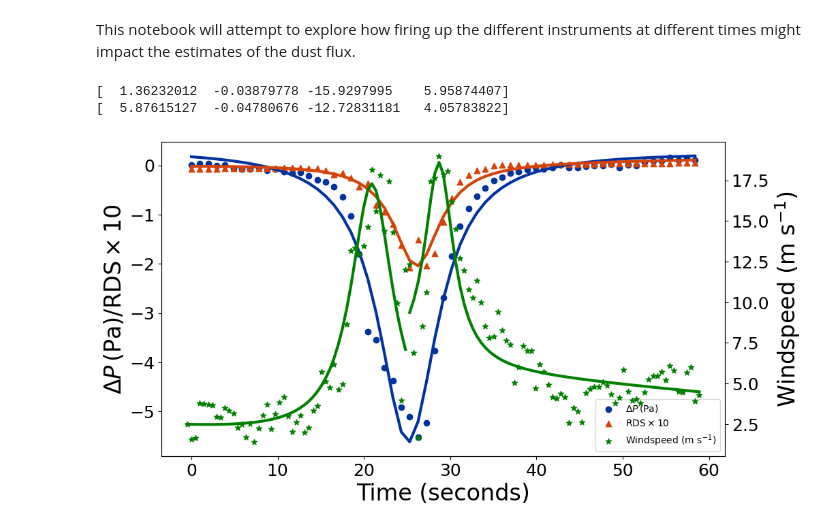
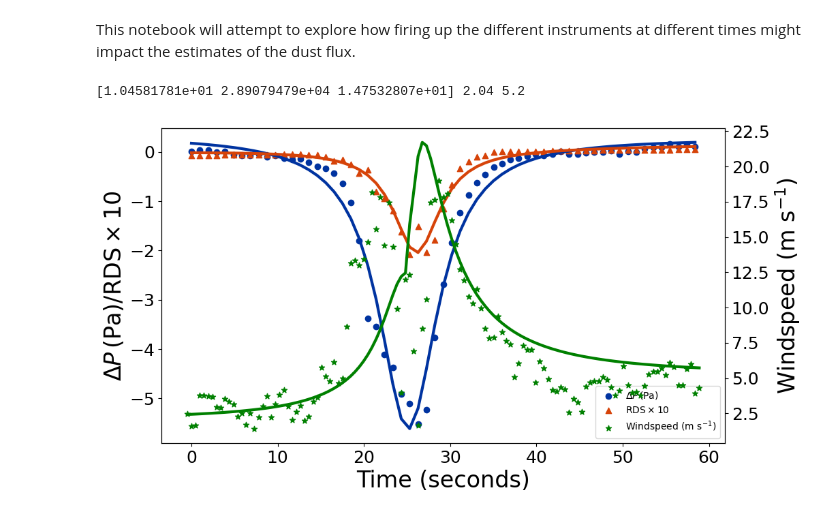
Before and after one commit to BoiseStatePlanetary/Optimizing-Boundary-Layer-Science-Return-for-Planetary-Missions, a Jupyter notebook: code/How Sensor Activation Timing Impacts Dust Flux Estimate.ipynb, the cells around one changed output. Cells and saved outputs as stored; diff of their text form; code cells hidden in the pictures.

```diff
--- a/code/How Sensor Activation Timing Impacts Dust Flux Estimate.ipynb
+++ b/code/How Sensor Activation Timing Impacts Dust Flux Estimate.ipynb
@@ -92,59 +104,66 @@ ax1.tick_params(labelsize=18)
 ax1.legend(loc='lower right')
 ax1.set_xlabel("Time (seconds)", fontsize=24)
 ax1.set_ylabel(r'$\Delta P\,\left( {\rm Pa} \right)/{\rm RDS} \times 10$', fontsize=24)
 ax2.tick_params(labelsize=18, axis='y')
 ax2.set_ylabel(r'Windspeed (${\rm m\ s^{-1}}$)', fontsize=24)
 
 #### Model fits ####
 
 # pressure
 # initial guesses by eye
 pres_popt, pres_pcov = curve_fit(modified_lorentzian, pres_data['time'], pres_data['Delta_P'],
                        sigma=sigma_pres, p0=[0., 0., np.median(pres_data['time']), 5.5, 6.])
 # parameter uncertainties taken to be the sqrt of the diagonal of the cov matrix
 pres_unc = np.sqrt(np.diag(pres_pcov))
 fixed_t0 = pres_popt[2]
 fixed_gamma = pres_popt[4]
 
 ax1.plot(pres_data['time'], modified_lorentzian(pres_data['time'], *pres_popt), lw=3, color=BoiseState_blue)
 
 # RDS
 RDS_popt, RDS_pcov = curve_fit(modified_lorentzian, RDS_data['time'], RDS_data['RDS'],
                        sigma=sigma_RDS, p0=[0., 0., np.median(pres_data['time']), 5.5, 6.])
 ax1.plot(pres_data['time'], modified_lorentzian(RDS_data['time'], *RDS_popt)*10, lw=3, color=BoiseState_orange)
 
+# fit_wind_profile(t, wind, sigma, t0, Gamma, p0, num_gammas=3.)
+
+wind_popt, wind_uncertainties, U1, U2 = fit_wind_profile(wind_data['time'], wind_data['windspeed'],
+                                               sigma_wind, fixed_t0, fixed_gamma, [20., 1., fixed_gamma], num_gammas=3.)
+print(wind_popt, U1, U2)
+ax2.plot(wind_data['time'], wind_profile(wind_data['time'], fixed_t0, wind_popt[0], U1, U2, 3., fixed_gamma/2),
+         color='green', lw=3)
+
 # Estimating the wind profile parameters - we're going to cheat a bit using a Lorenztian for each limb
-before_wind_ind = wind_data['time'] <= fixed_t0
-wind_popt, wind_unc = curve_fit(lambda time, baseline, slope, Delta, Gamma:
-                                modified_lorentzian(time, baseline, slope,
-                                                    wind_data['time'][before_wind_ind][np.argmax(wind_data['windspeed'][before_wind_ind])],
-                                                    Delta, Gamma),
-                                wind_data['time'][before_wind_ind], wind_data['windspeed'][before_wind_ind],
-                       sigma=sigma_wind, p0=[0., 0., -15., 1.])
-ax2.plot(wind_data['time'][before_wind_ind],
-         modified_lorentzian(wind_data['time'][before_wind_ind], wind_popt[0], wind_popt[1],
-                                                                  wind_data['time'][before_wind_ind][np.argmax(wind_data['windspeed'][before_wind_ind])],
-         wind_popt[2], wind_popt[3]), lw=3, color='green')
-print(wind_popt)
-# Estimating corresponding dust flux
+# before_wind_ind = wind_data['time'] <= fixed_t0
+# wind_popt, wind_unc = curve_fit(lambda time, baseline, slope, Delta, Gamma:
+#                                 modified_lorentzian(time, baseline, slope,
+#                                                     wind_data['time'][before_wind_ind][np.argmax(wind_data['windspeed'][before_wind_ind])],
+#                                                     Delta, Gamma),
+#                                 wind_data['time'][before_wind_ind], wind_data['windspeed'][before_wind_ind],
+#                        sigma=sigma_wind, p0=[0., 0., -15., 1.])
+# ax2.plot(wind_data['time'][before_wind_ind],
+#          modified_lorentzian(wind_data['time'][before_wind_ind], wind_popt[0], wind_popt[1],
+#                                                                   wind_data['time'][before_wind_ind][np.argmax(wind_data['windspeed'][before_wind_ind])],
+#          wind_popt[2], wind_popt[3]), lw=3, color='green')
+# print(wind_popt)
+# # Estimating corresponding dust flux
 
-after_wind_ind = wind_data['time'] > fixed_t0
-wind_popt, wind_unc = curve_fit(lambda time, baseline, slope, Delta, Gamma:
-                                modified_lorentzian(time, baseline, slope,
-                                                    wind_data['time'][after_wind_ind][np.argmax(wind_data['windspeed'][after_wind_ind])],
-                                                    Delta, Gamma),
-                                wind_data['time'][after_wind_ind], wind_data['windspeed'][after_wind_ind],
-                       sigma=sigma_wind, p0=[0., 0., -15., 1.])
-ax2.plot(wind_data['time'][after_wind_ind],
-         modified_lorentzian(wind_data['time'][after_wind_ind], wind_popt[0], wind_popt[1],
-                             wind_data['time'][after_wind_ind][np.argmax(wind_data['windspeed'][after_wind_ind])],
-         wind_popt[2], wind_popt[3]), lw=3, color='green')
-print(wind_popt)
+# after_wind_ind = wind_data['time'] > fixed_t0
+# wind_popt, wind_unc = curve_fit(lambda time, baseline, slope, Delta, Gamma:
+#                                 modified_lorentzian(time, baseline, slope,
+#                                                     wind_data['time'][after_wind_ind][np.argmax(wind_data['windspeed'][after_wind_ind])],
+#                                                     Delta, Gamma),
+#                                 wind_data['time'][after_wind_ind], wind_data['windspeed'][after_wind_ind],
+#                        sigma=sigma_wind, p0=[0., 0., -15., 1.])
+# ax2.plot(wind_data['time'][after_wind_ind],
+#          modified_lorentzian(wind_data['time'][after_wind_ind], wind_popt[0], wind_popt[1],
+#                              wind_data['time'][after_wind_ind][np.argmax(wind_data['windspeed'][after_wind_ind])],
+#          wind_popt[2], wind_popt[3]), lw=3, color='green')
+# print(wind_popt)
 
-# t, baseline, slope, t0, Delta, Gamma
+# # t, baseline, slope, t0, Delta, Gamma
 
 plt.show()
 # %% [output]
-[  1.36232012  -0.03879778 -15.9297995    5.95874407]
-[  5.87615127  -0.04780676 -12.72831181   4.05783822]
+[1.04581781e+01 2.89079479e+04 1.47532807e+01] 2.04 5.2
-[figure, old version]
+[figure, new version]
```
Also changed, not shown: parts of 1 cell of this notebook.
